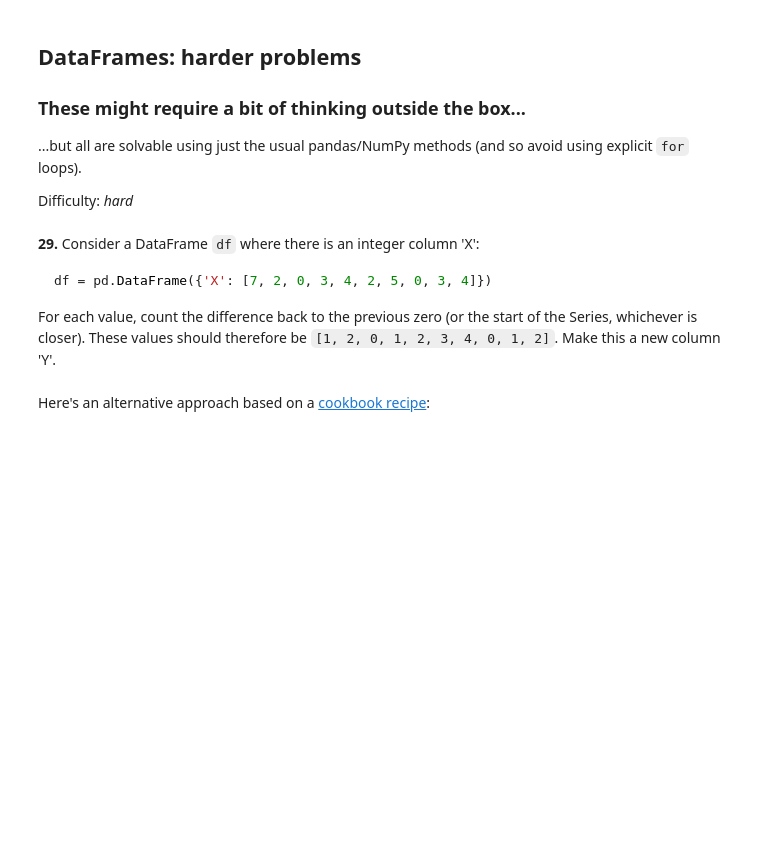
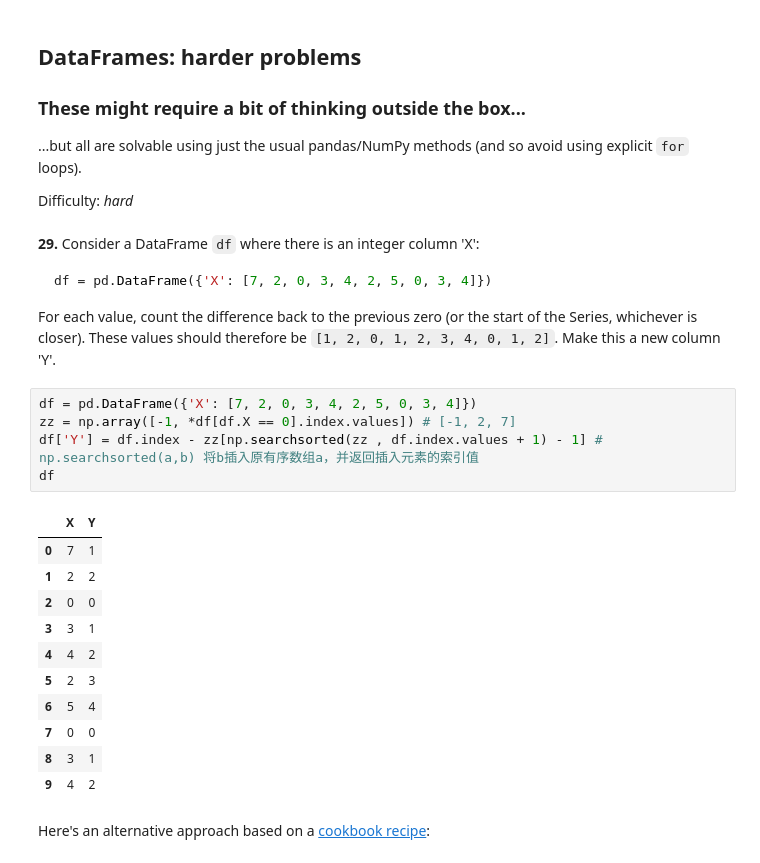
Before and after one commit to sinoyster/100-pandas-puzzles, a Jupyter notebook: 100-pandas-puzzles.ipynb, the cells around one changed output. Saved outputs shown, nothing was run; the diff lists cells and outputs as text; blank space fills up the shorter version.

````diff
--- a/100-pandas-puzzles.ipynb
+++ b/100-pandas-puzzles.ipynb
@@ -431,5 +431,22 @@ Difficulty: *hard*
 df = pd.DataFrame({'X': [7, 2, 0, 3, 4, 2, 5, 0, 3, 4]})
 ```
 For each value, count the difference back to the previous zero (or the start of the Series, whichever is closer). These values should therefore be `[1, 2, 0, 1, 2, 3, 4, 0, 1, 2]`. Make this a new column 'Y'.
+# %%
+df = pd.DataFrame({'X': [7, 2, 0, 3, 4, 2, 5, 0, 3, 4]})
+zz = np.array([-1, *df[df.X == 0].index.values]) # [-1, 2, 7]
+df['Y'] = df.index - zz[np.searchsorted(zz , df.index.values + 1) - 1] # np.searchsorted(a,b) 将b插入原有序数组a，并返回插入元素的索引值
+df
+# %% [output]
+|  | X | Y |
+| 0 | 7 | 1 |
+| 1 | 2 | 2 |
+| 2 | 0 | 0 |
+| 3 | 3 | 1 |
+| 4 | 4 | 2 |
+| 5 | 2 | 3 |
+| 6 | 5 | 4 |
+| 7 | 0 | 0 |
+| 8 | 3 | 1 |
+| 9 | 4 | 2 |
 # %% [markdown]
 Here's an alternative approach based on a [cookbook recipe](http://pandas.pydata.org/pandas-docs/stable/cookbook.html#grouping):
````
Also changed, not shown: parts of 2 cells of this notebook.
